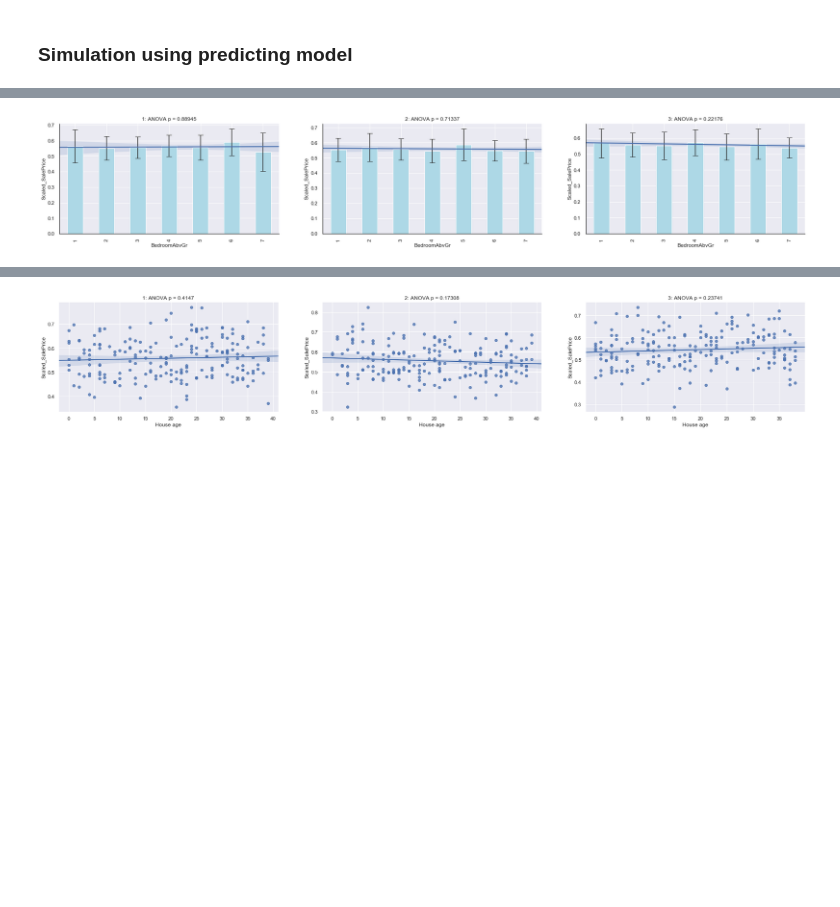
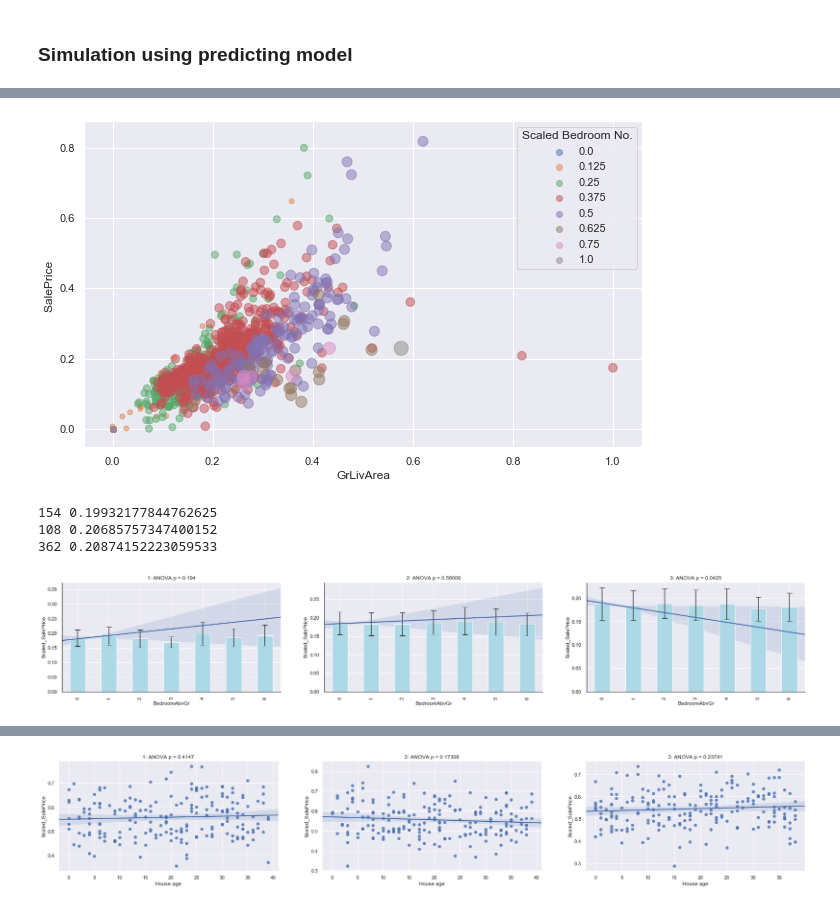
Before and after one commit to Shunling/CapstoneProjects, a Jupyter notebook: HousePriceRegression/Shirley_HousePriceRegression_EDA_StoryTelling.ipynb, the cells around one changed output, grey strips where cells are left out. Cells and saved outputs as stored; diff of their text form; code cells hidden in the pictures; blank space fills up the shorter version.

```diff
--- a/HousePriceRegression/Shirley_HousePriceRegression_EDA_StoryTelling.ipynb
+++ b/HousePriceRegression/Shirley_HousePriceRegression_EDA_StoryTelling.ipynb
@@ -336,3 +348,25 @@ X = pd.read_csv('./data/X_input.csv',index_col=0)
+# %%
+def plot_bedroom_scaled(df):
+    fig = plt.figure(figsize=(10,6))
+    ax = fig.add_subplot(111)
+    colors = dict(zip(df.BedroomAbvGr.unique(),np.array(['C'+str(s) for s in range(len(df.BedroomAbvGr.unique()))])))
+    plt.scatter(df.GrLivArea, df.SalePrice,
+                s=df.BedroomAbvGr*200,
+                c=df.BedroomAbvGr.replace(colors),alpha=0.5)
+
+    for i in range(len(df.BedroomAbvGr.unique())):
+        plt.scatter(0,0,
+                    c = colors[df.BedroomAbvGr.unique()[i]], alpha=0.5,
+                    label=df.BedroomAbvGr.unique()[i])
+
+
+    plt.legend(title='Scaled Bedroom No.')
+    plt.xlabel('GrLivArea')
+    plt.ylabel('SalePrice ')
+    plt.show()
+plot_bedroom_scaled(df)
+# %% [output]
+[figure, added]
 # %%
 # Silution algorithem:
 # only change bedroom number and with others not altered:
@@ -367,9 +419,9 @@ def plot_mean_sd_p(df,col):
     sns.regplot(x=col,y='SalePrice',scatter=False,data=df,ax=ax)
 # %%
 fig = plt.figure(figsize=(30,10))
-df1=X.loc[X.GrLivArea>1500] # Get the data with GrLivArea bigger than 1500
+df1=X.loc[X.GrLivArea>0.15] # Get the data with GrLivArea bigger than 1500
 for i in range(1,4):
-    df_new = simulate_bedroom_1(df1[:100*i])
+    df_new = simulate_bedroom(df1[:200*i])
     df_new2 = simulation_price(model,df_new)
 
     #Add ANOVA analysis
@@ -382,8 +434,12 @@ for i in range(1,4):
     plot_mean_sd_p(df_new2,'BedroomAbvGr')
     ax.set_title(name)
     ax.set_ylabel('Scaled_SalePrice')
+    ax.set_xticklabels([0,1,2,3,4,5,6,7,8])
 # %% [output]
+154 0.19932177844762625
+108 0.20685757347400152
+362 0.20874152223059533
-[figure, old version]
+[figure, new version]
 # %%
 # simulate living room
 def simulate_LivingArea(df_s):
```
Also changed, not shown: parts of 5 cells of this notebook.
